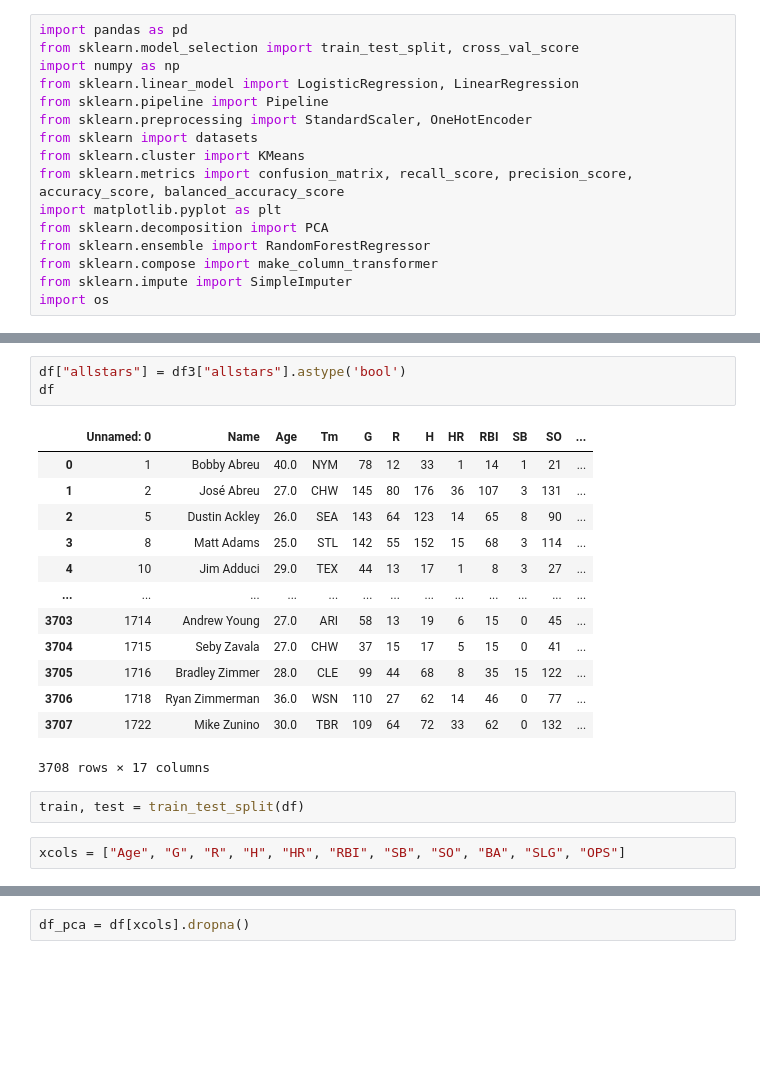
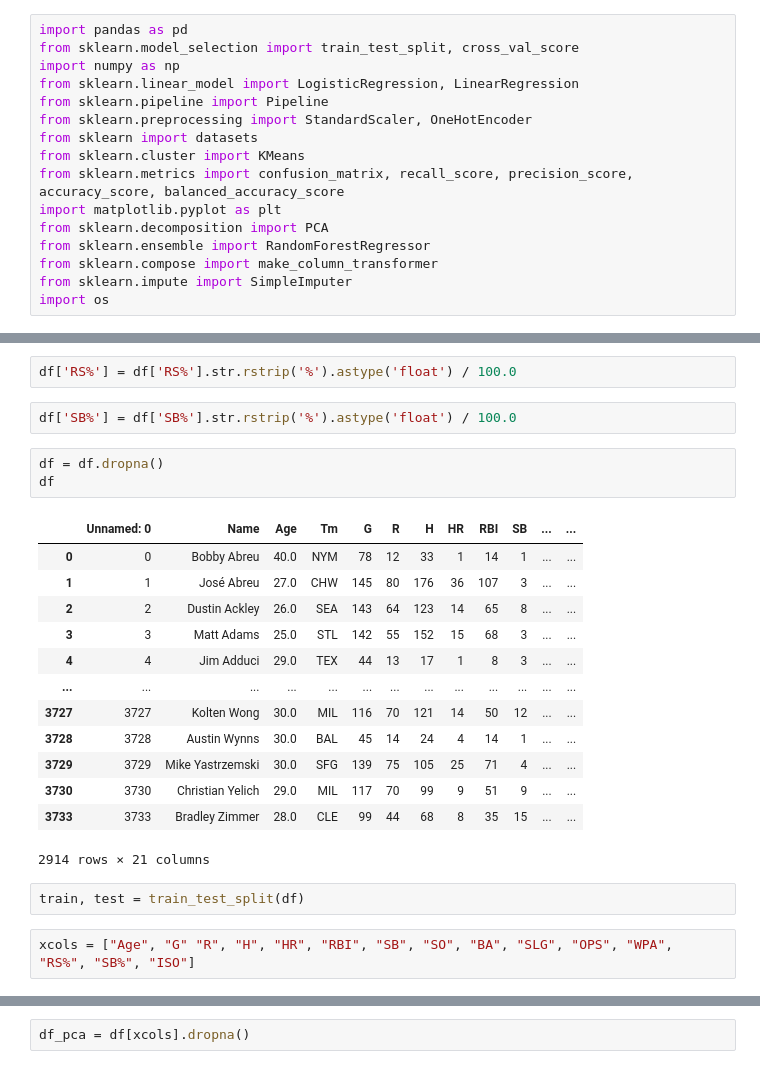
Before and after one commit to ebmorelli/451-allstar-project, a Jupyter notebook: project_models.ipynb, the cells around one changed output, grey strips where cells are left out. Drawn from its saved outputs; the diff is of its cells as text; blank space fills up the shorter version.

```diff
--- a/project_models.ipynb
+++ b/project_models.ipynb
@@ -34,24 +34,28 @@ df
-# %%
-df["allstars"] = df3["allstars"].astype('bool')
-df
-# %% [output]
-|  | Unnamed: 0 | Name | Age | Tm | G | R | H | HR | RBI | SB | SO | ... |
-| 0 | 1 | Bobby Abreu | 40.0 | NYM | 78 | 12 | 33 | 1 | 14 | 1 | 21 | ... |
-| 1 | 2 | José Abreu | 27.0 | CHW | 145 | 80 | 176 | 36 | 107 | 3 | 131 | ... |
-| 2 | 5 | Dustin Ackley | 26.0 | SEA | 143 | 64 | 123 | 14 | 65 | 8 | 90 | ... |
-| 3 | 8 | Matt Adams | 25.0 | STL | 142 | 55 | 152 | 15 | 68 | 3 | 114 | ... |
-| 4 | 10 | Jim Adduci | 29.0 | TEX | 44 | 13 | 17 | 1 | 8 | 3 | 27 | ... |
-| ... | ... | ... | ... | ... | ... | ... | ... | ... | ... | ... | ... | ... |
-| 3703 | 1714 | Andrew Young | 27.0 | ARI | 58 | 13 | 19 | 6 | 15 | 0 | 45 | ... |
-| 3704 | 1715 | Seby Zavala | 27.0 | CHW | 37 | 15 | 17 | 5 | 15 | 0 | 41 | ... |
-| 3705 | 1716 | Bradley Zimmer | 28.0 | CLE | 99 | 44 | 68 | 8 | 35 | 15 | 122 | ... |
-| 3706 | 1718 | Ryan Zimmerman | 36.0 | WSN | 110 | 27 | 62 | 14 | 46 | 0 | 77 | ... |
-| 3707 | 1722 | Mike Zunino | 30.0 | TBR | 109 | 64 | 72 | 33 | 62 | 0 | 132 | ... |
-3708 rows × 17 columns
+# %%
+df['RS%'] = df['RS%'].str.rstrip('%').astype('float') / 100.0
+# %%
+df['SB%'] = df['SB%'].str.rstrip('%').astype('float') / 100.0
+# %%
+df = df.dropna()
+df
+# %% [output]
+|  | Unnamed: 0 | Name | Age | Tm | G | R | H | HR | RBI | SB | ... | ... |
+| 0 | 0 | Bobby Abreu | 40.0 | NYM | 78 | 12 | 33 | 1 | 14 | 1 | ... | ... |
+| 1 | 1 | José Abreu | 27.0 | CHW | 145 | 80 | 176 | 36 | 107 | 3 | ... | ... |
+| 2 | 2 | Dustin Ackley | 26.0 | SEA | 143 | 64 | 123 | 14 | 65 | 8 | ... | ... |
+| 3 | 3 | Matt Adams | 25.0 | STL | 142 | 55 | 152 | 15 | 68 | 3 | ... | ... |
+| 4 | 4 | Jim Adduci | 29.0 | TEX | 44 | 13 | 17 | 1 | 8 | 3 | ... | ... |
+| ... | ... | ... | ... | ... | ... | ... | ... | ... | ... | ... | ... | ... |
+| 3727 | 3727 | Kolten Wong | 30.0 | MIL | 116 | 70 | 121 | 14 | 50 | 12 | ... | ... |
+| 3728 | 3728 | Austin Wynns | 30.0 | BAL | 45 | 14 | 24 | 4 | 14 | 1 | ... | ... |
+| 3729 | 3729 | Mike Yastrzemski | 30.0 | SFG | 139 | 75 | 105 | 25 | 71 | 4 | ... | ... |
+| 3730 | 3730 | Christian Yelich | 29.0 | MIL | 117 | 70 | 99 | 9 | 51 | 9 | ... | ... |
+| 3733 | 3733 | Bradley Zimmer | 28.0 | CLE | 99 | 44 | 68 | 8 | 35 | 15 | ... | ... |
+2914 rows × 21 columns
 # %%
 train, test = train_test_split(df)
 # %%
-xcols = ["Age", "G", "R", "H", "HR", "RBI", "SB", "SO", "BA", "SLG", "OPS"]
+xcols = ["Age", "G" "R", "H", "HR", "RBI", "SB", "SO", "BA", "SLG", "OPS", "WPA", "RS%", "SB%", "ISO"]
 # %%
 model = Pipeline([
     ("std", StandardScaler()),
```
Also changed, not shown: parts of 12 cells of this notebook.
